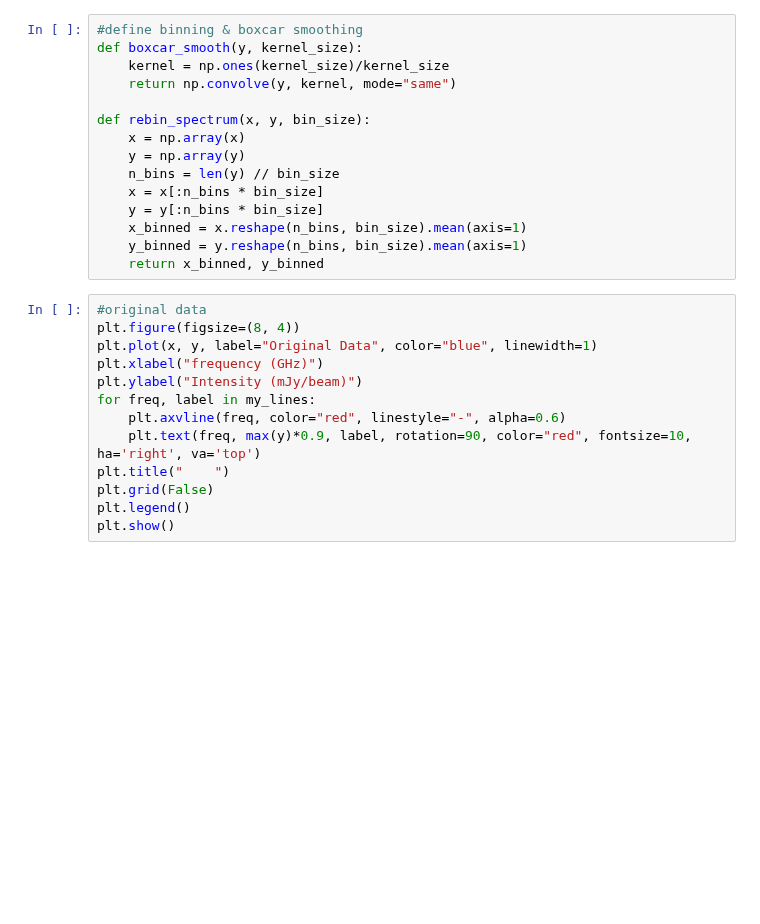
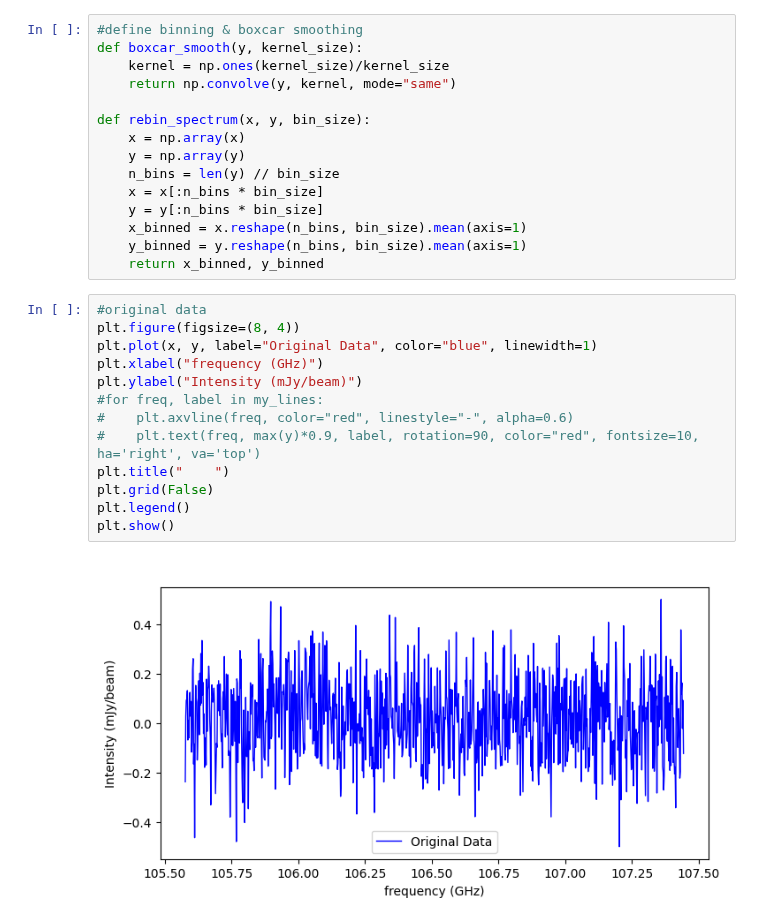
Before and after one commit to 000RF/spectral-line, a Jupyter notebook: SPT0125_47(code, not yet)/SPW 29/spw29.ipynb, the cells around one changed output. Drawn from its saved outputs; the diff is of its cells as text; blank space fills up the shorter version.

```diff
--- a/SPT0125_47(code, not yet)/SPW 29/spw29.ipynb
+++ b/SPT0125_47(code, not yet)/SPW 29/spw29.ipynb
@@ -35,14 +35,16 @@ def rebin_spectrum(x, y, bin_size):
 # %%
 #original data
 plt.figure(figsize=(8, 4))
 plt.plot(x, y, label="Original Data", color="blue", linewidth=1)
 plt.xlabel("frequency (GHz)")
 plt.ylabel("Intensity (mJy/beam)")
-for freq, label in my_lines:
-    plt.axvline(freq, color="red", linestyle="-", alpha=0.6)
-    plt.text(freq, max(y)*0.9, label, rotation=90, color="red", fontsize=10, ha='right', va='top')
+#for freq, label in my_lines:
+#    plt.axvline(freq, color="red", linestyle="-", alpha=0.6)
+#    plt.text(freq, max(y)*0.9, label, rotation=90, color="red", fontsize=10, ha='right', va='top')
 plt.title("    ")
 plt.grid(False)
 plt.legend()
 plt.show()
+# %% [output]
+[figure, added]
 # %%
```
Also changed, not shown: parts of 1 cell of this notebook, 3 other files.
